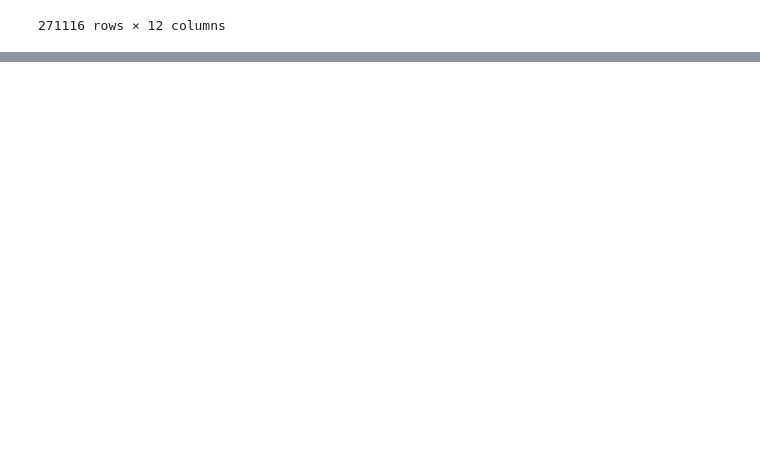
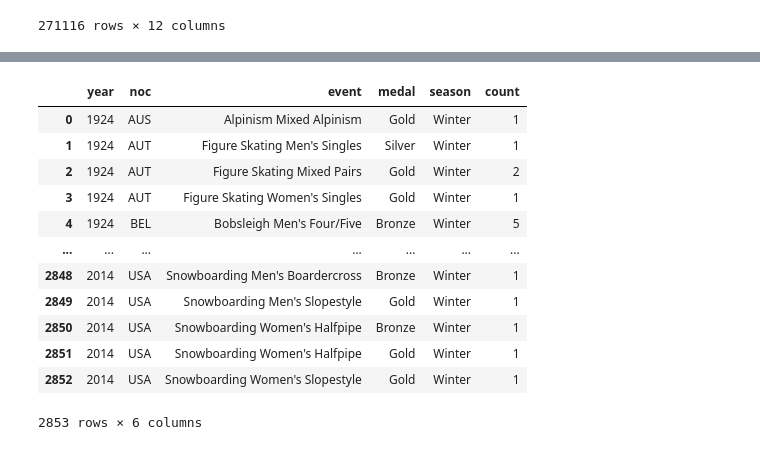
Before and after one commit to Calum-Knight/Project3-OlympicData, a Jupyter notebook: project3_notebook.ipynb, the cells around one changed output, grey strips where cells are left out. Saved outputs shown, nothing was run; the diff lists cells and outputs as text; code cells hidden in the pictures; blank space fills up the shorter version.

```diff
--- a/project3_notebook.ipynb
+++ b/project3_notebook.ipynb
@@ -66,0 +84,23 @@ pd.read_sql_query('select * from olympic_data', con=engine).head()
+# %%
+unique_data = pd.DataFrame(olympic_data.groupby(["year", "noc", "event", "medal", "season"])["medal"].count())
+
+unique_data.columns=["count"]
+unique_data = unique_data.reset_index()
+unique_data
+# unique_data = pd.pivot_table(unique_data, "count",["year","noc", "event", "season"],"medal").fillna(0)
+# unique_data = unique_data.reset_index()
+# unique_data.tail(30)
+# %% [output]
+|  | year | noc | event | medal | season | count |
+| 0 | 1924 | AUS | Alpinism Mixed Alpinism | Gold | Winter | 1 |
+| 1 | 1924 | AUT | Figure Skating Men's Singles | Silver | Winter | 1 |
+| 2 | 1924 | AUT | Figure Skating Mixed Pairs | Gold | Winter | 2 |
+| 3 | 1924 | AUT | Figure Skating Women's Singles | Gold | Winter | 1 |
+| 4 | 1924 | BEL | Bobsleigh Men's Four/Five | Bronze | Winter | 5 |
+| ... | ... | ... | ... | ... | ... | ... |
+| 2848 | 2014 | USA | Snowboarding Men's Boardercross | Bronze | Winter | 1 |
+| 2849 | 2014 | USA | Snowboarding Men's Slopestyle | Gold | Winter | 1 |
+| 2850 | 2014 | USA | Snowboarding Women's Halfpipe | Bronze | Winter | 1 |
+| 2851 | 2014 | USA | Snowboarding Women's Halfpipe | Gold | Winter | 1 |
+| 2852 | 2014 | USA | Snowboarding Women's Slopestyle | Gold | Winter | 1 |
+2853 rows × 6 columns
```
Also changed, not shown: parts of 2 cells of this notebook, 5 other files.
